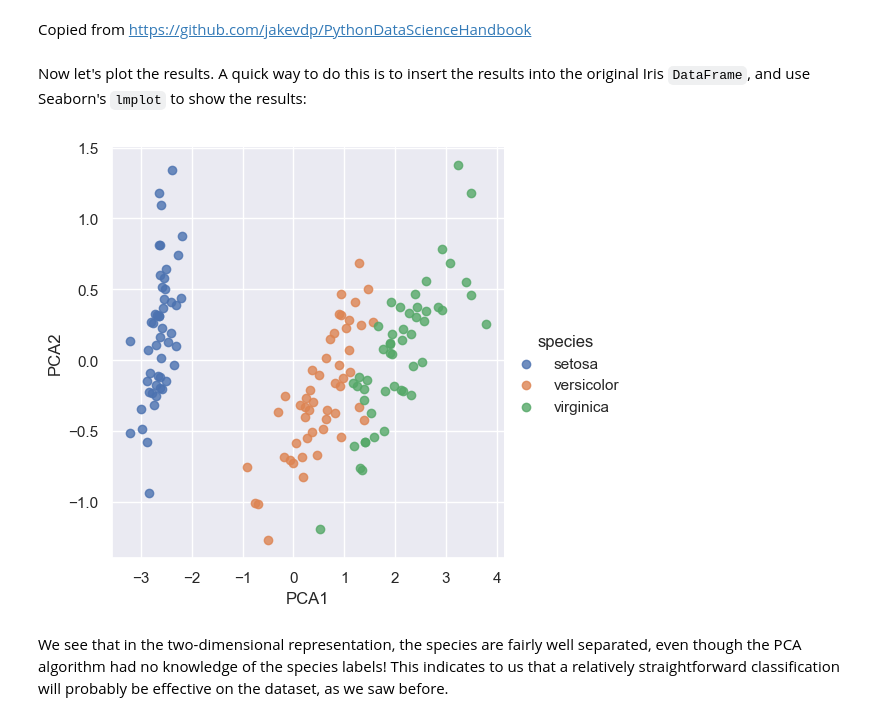
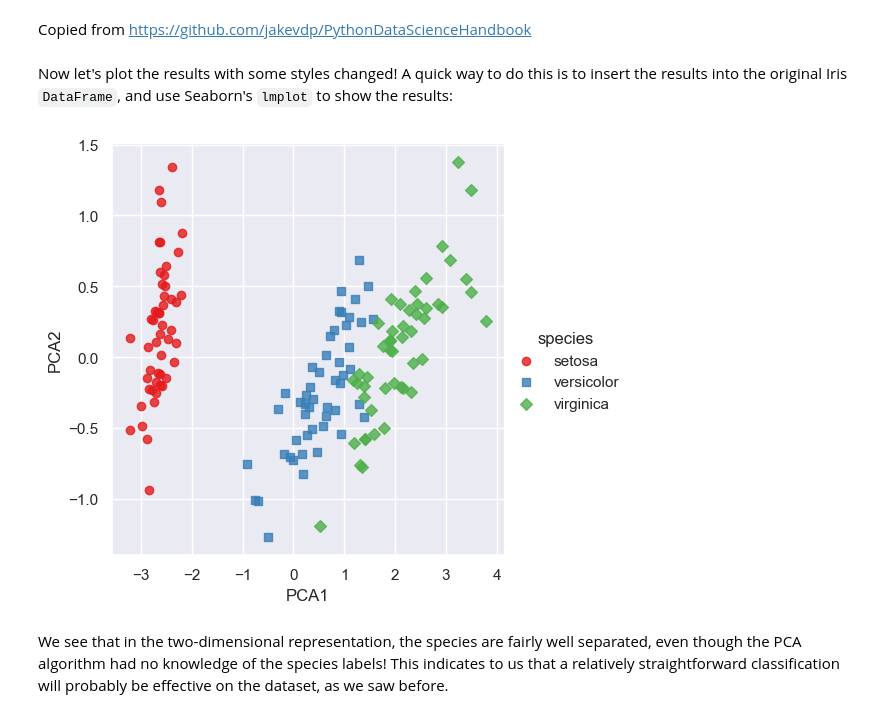
Before and after one commit to GitNotebooks/demo, a Jupyter notebook: sklearn-example.ipynb, the cells around one changed output. Cells and saved outputs as stored; diff of their text form; code cells hidden in the pictures.

```diff
--- a/sklearn-example.ipynb
+++ b/sklearn-example.ipynb
@@ -6,13 +6,13 @@ Copied from https://github.com/jakevdp/PythonDataScienceHandbook
 import seaborn as sns
 iris = sns.load_dataset('iris')
 # %% [markdown]
-Now let's plot the results. A quick way to do this is to insert the results into the original Iris ``DataFrame``, and use Seaborn's ``lmplot`` to show the results:
+Now let's plot the results with some styles changed! A quick way to do this is to insert the results into the original Iris ``DataFrame``, and use Seaborn's ``lmplot`` to show the results:
 # %%
 iris['PCA1'] = X_2D[:, 0]
 iris['PCA2'] = X_2D[:, 1]
-sns.lmplot(x="PCA1", y="PCA2", hue='species', data=iris, fit_reg=False);
+sns.lmplot(x="PCA1", y="PCA2", data=iris, hue='species', fit_reg=False, markers=["o", "s", "D"], palette="Set1");
 # %% [output]
-[figure, old version]
+[figure, new version]
 # %% [markdown]
 We see that in the two-dimensional representation, the species are fairly well separated, even though the PCA algorithm had no knowledge of the species labels!
 This indicates to us that a relatively straightforward classification will probably be effective on the dataset, as we saw before.
```
Also changed, not shown: parts of 5 cells of this notebook, 1 other file.
